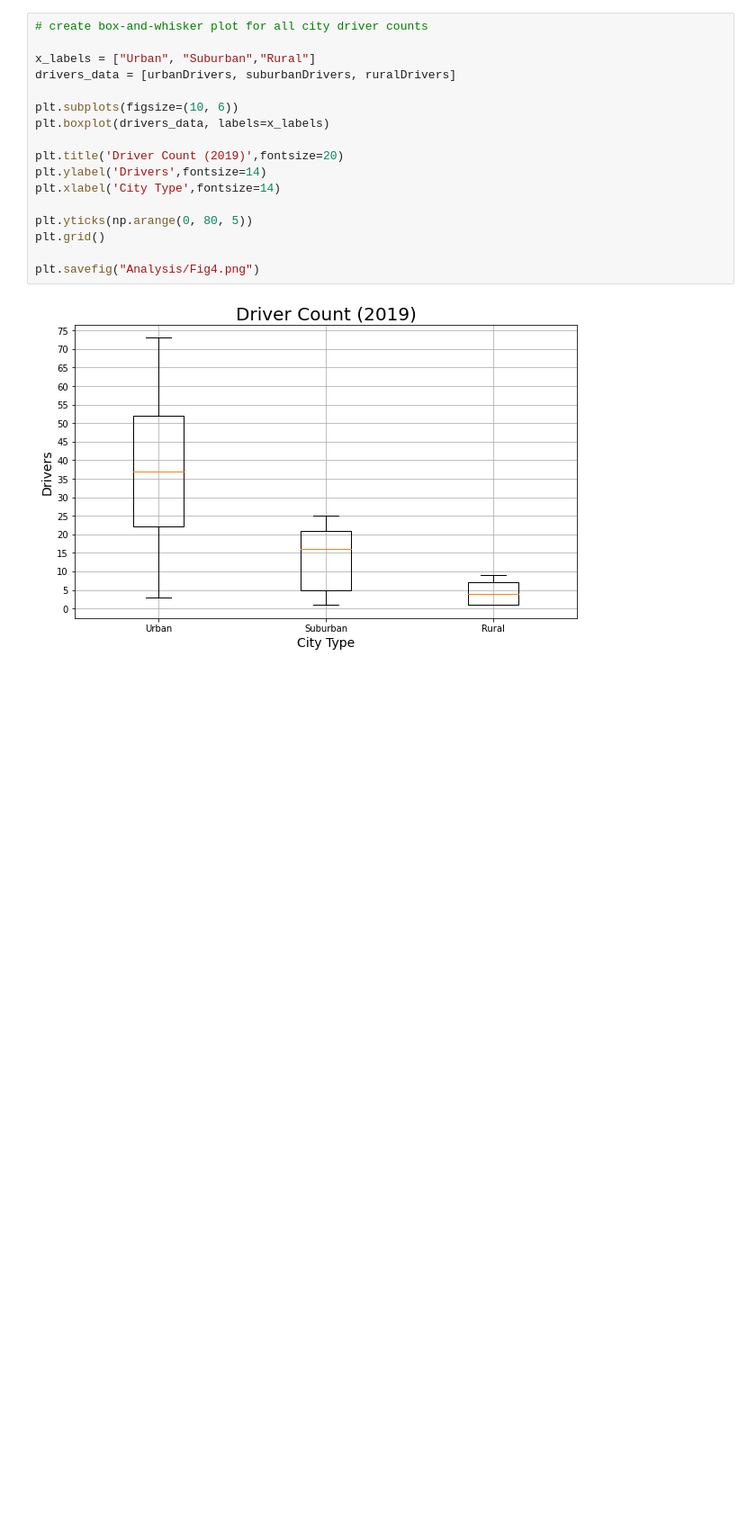
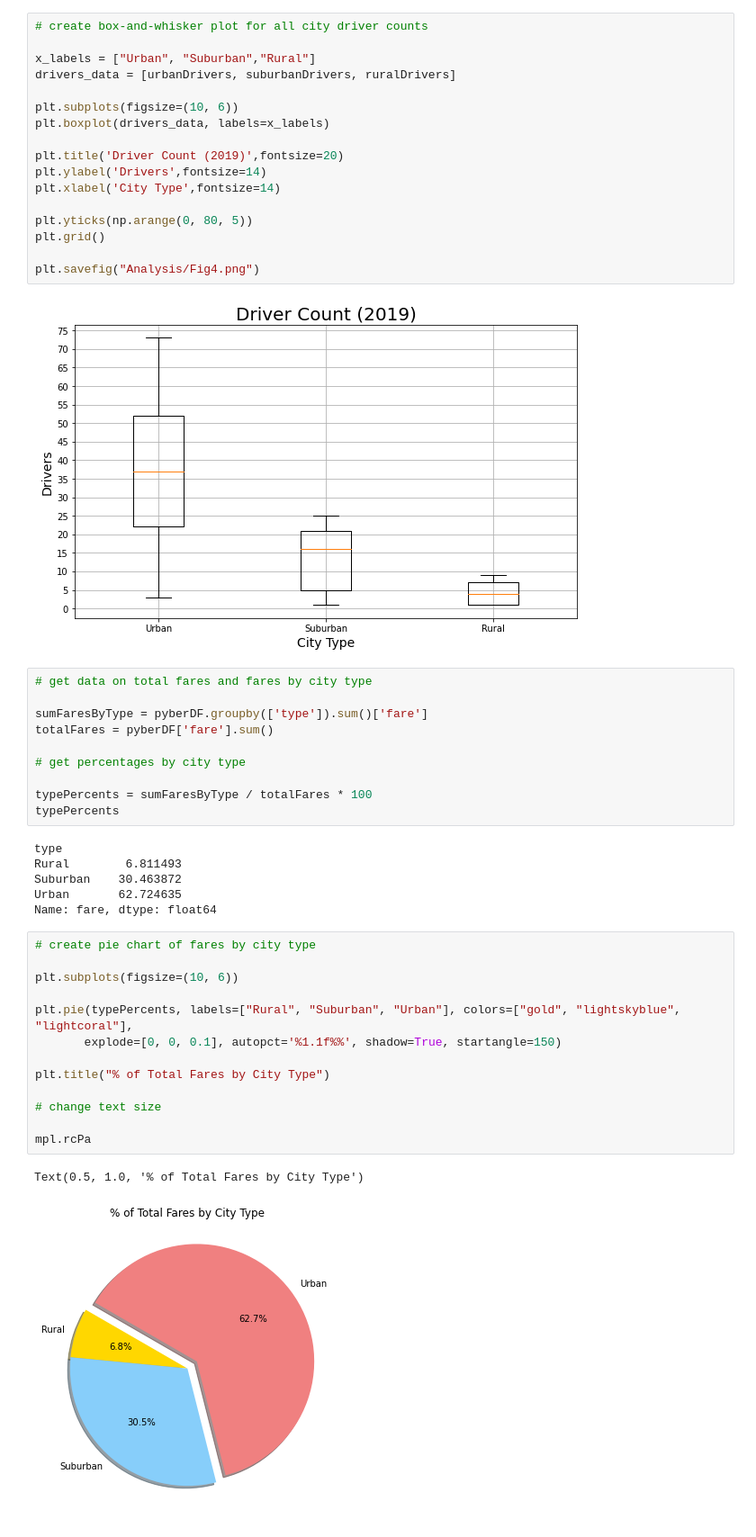
Before and after one commit to Faieee/PyBer_Analysis, a Jupyter notebook: PyBer.ipynb, the cells around one changed output. Shown at 90% size. Saved outputs shown, nothing was run; the diff lists cells and outputs as text; blank space fills up the shorter version.

Commit message:
fare percent pie chart

```diff
--- a/PyBer.ipynb
+++ b/PyBer.ipynb
@@ -398,3 +401,35 @@ plt.grid()
 plt.savefig("Analysis/Fig4.png")
 # %% [output]
 [figure]
+# %%
+# get data on total fares and fares by city type
+
+sumFaresByType = pyberDF.groupby(['type']).sum()['fare']
+totalFares = pyberDF['fare'].sum()
+
+# get percentages by city type
+
+typePercents = sumFaresByType / totalFares * 100
+typePercents
+# %% [output]
+type
+Rural        6.811493
+Suburban    30.463872
+Urban       62.724635
+Name: fare, dtype: float64
+# %%
+# create pie chart of fares by city type
+
+plt.subplots(figsize=(10, 6))
+
+plt.pie(typePercents, labels=["Rural", "Suburban", "Urban"], colors=["gold", "lightskyblue", "lightcoral"],
+       explode=[0, 0, 0.1], autopct='%1.1f%%', shadow=True, startangle=150)
+
+plt.title("% of Total Fares by City Type")
+
+# change text size
+
+mpl.rcPa
+# %% [output]
+Text(0.5, 1.0, '% of Total Fares by City Type')
+[figure, added]
```
Also changed, not shown: parts of 1 cell of this notebook, 1 other file.
